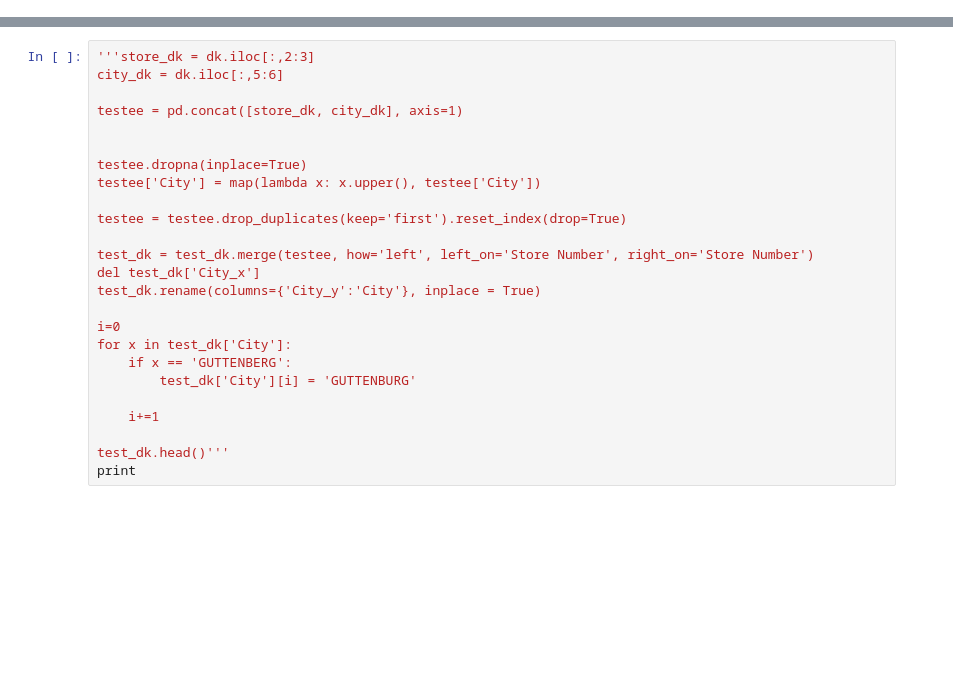
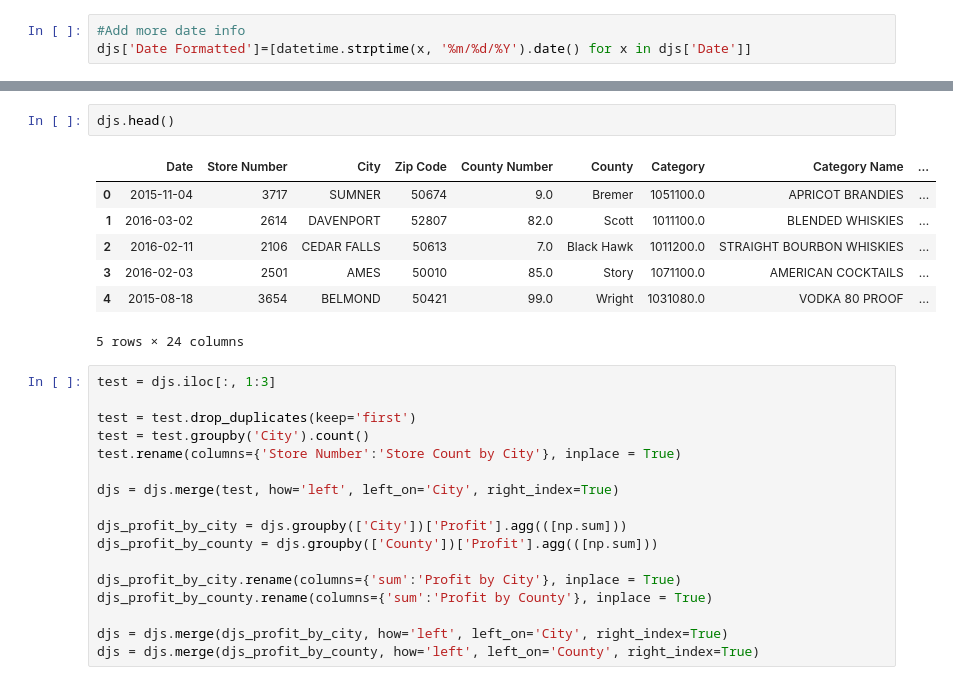
Before and after one commit to samjfalk/-GA-DSI, a Jupyter notebook: Jesse Project 3.ipynb, the cells around one changed output, grey strips where cells are left out. Cells and saved outputs as stored; diff of their text form; blank space fills up the shorter version.

```diff
--- a/Jesse Project 3.ipynb
+++ b/Jesse Project 3.ipynb
@@ -12,5 +15,8 @@ df = pd.read_csv('assets/iowa_15.csv', encoding='latin-1')
 
 pd.options.mode.chained_assignment = None
+# %%
+#Add more date info
+djs['Date Formatted']=[datetime.strptime(x, '%m/%d/%Y').date() for x in djs['Date']]
 # %%
 #DOUG'S CODE OF CONDUCT
 
@@ -104,25 +91,27 @@ print
-# %%
-'''store_dk = dk.iloc[:,2:3]
-city_dk = dk.iloc[:,5:6]
-
-testee = pd.concat([store_dk, city_dk], axis=1)
-
-
-testee.dropna(inplace=True)
-testee['City'] = map(lambda x: x.upper(), testee['City'])
-
-testee = testee.drop_duplicates(keep='first').reset_index(drop=True)
-
-test_dk = test_dk.merge(testee, how='left', left_on='Store Number', right_on='Store Number')
-del test_dk['City_x']
-test_dk.rename(columns={'City_y':'City'}, inplace = True)
-
-i=0
-for x in test_dk['City']:
-    if x == 'GUTTENBERG':
-        test_dk['City'][i] = 'GUTTENBURG'
-
-    i+=1
-
-test_dk.head()'''
-print
+# %%
+djs.head()
+# %% [output]
+|  | Date | Store Number | City | Zip Code | County Number | County | Category | Category Name | ... |
+| 0 | 2015-11-04 | 3717 | SUMNER | 50674 | 9.0 | Bremer | 1051100.0 | APRICOT BRANDIES | ... |
+| 1 | 2016-03-02 | 2614 | DAVENPORT | 52807 | 82.0 | Scott | 1011100.0 | BLENDED WHISKIES | ... |
+| 2 | 2016-02-11 | 2106 | CEDAR FALLS | 50613 | 7.0 | Black Hawk | 1011200.0 | STRAIGHT BOURBON WHISKIES | ... |
+| 3 | 2016-02-03 | 2501 | AMES | 50010 | 85.0 | Story | 1071100.0 | AMERICAN COCKTAILS | ... |
+| 4 | 2015-08-18 | 3654 | BELMOND | 50421 | 99.0 | Wright | 1031080.0 | VODKA 80 PROOF | ... |
+5 rows × 24 columns
+# %%
+test = djs.iloc[:, 1:3]
+
+test = test.drop_duplicates(keep='first')
+test = test.groupby('City').count()
+test.rename(columns={'Store Number':'Store Count by City'}, inplace = True)
+
+djs = djs.merge(test, how='left', left_on='City', right_index=True)
+
+djs_profit_by_city = djs.groupby(['City'])['Profit'].agg(([np.sum]))
+djs_profit_by_county = djs.groupby(['County'])['Profit'].agg(([np.sum]))
+
+djs_profit_by_city.rename(columns={'sum':'Profit by City'}, inplace = True)
+djs_profit_by_county.rename(columns={'sum':'Profit by County'}, inplace = True)
+
+djs = djs.merge(djs_profit_by_city, how='left', left_on='City', right_index=True)
+djs = djs.merge(djs_profit_by_county, how='left', left_on='County', right_index=True)
```
Also changed, not shown: parts of 15 cells of this notebook.
